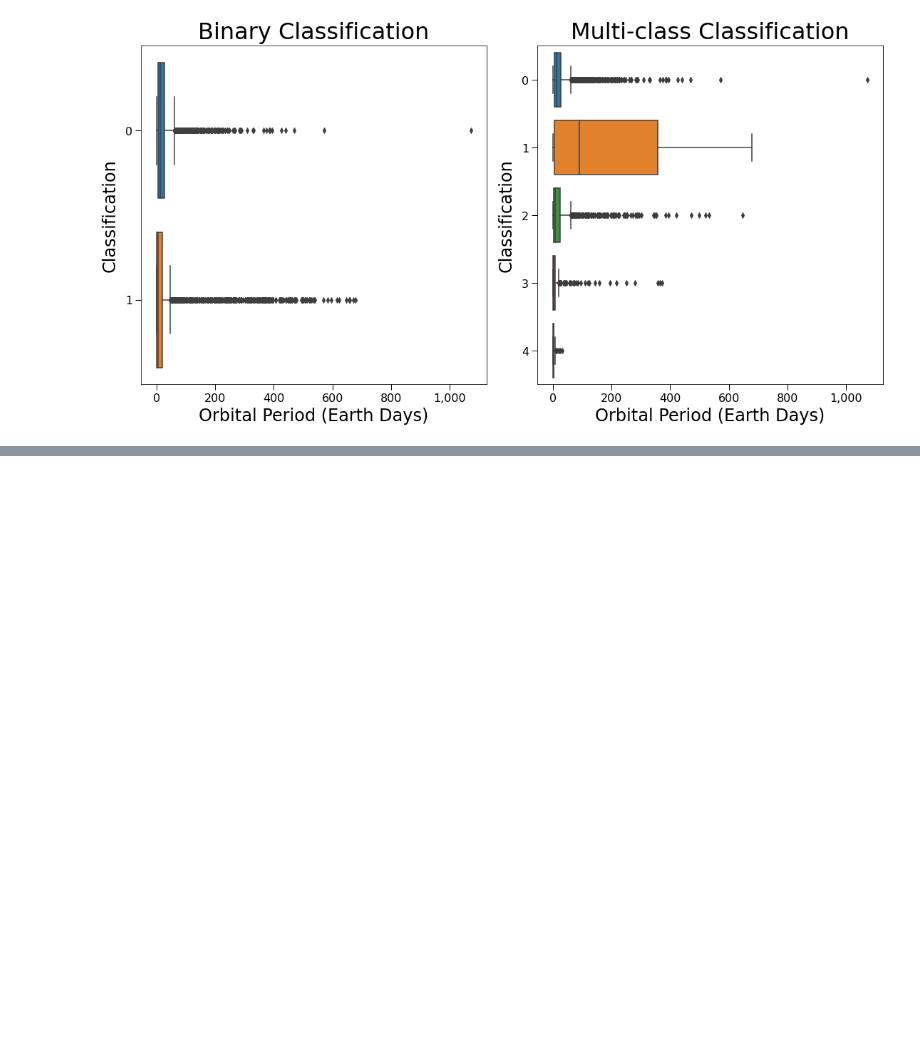
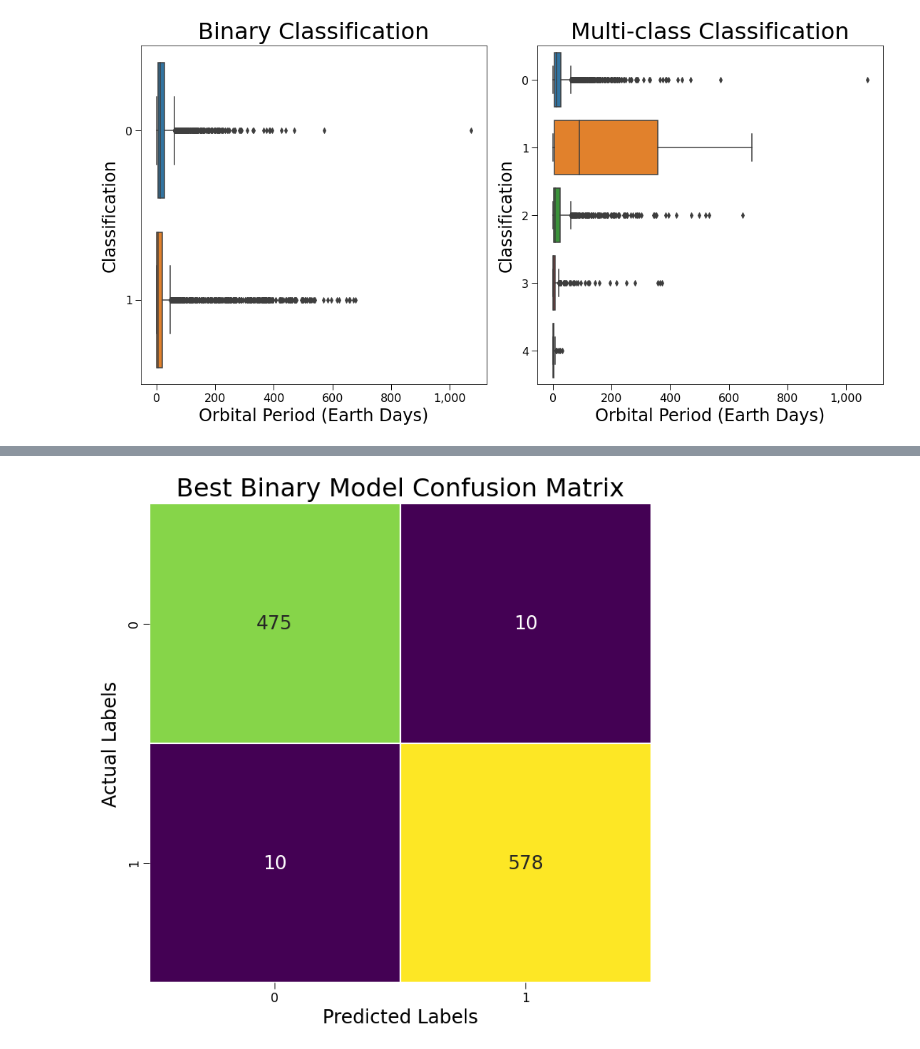
Before and after one commit to JoshuaGottlieb/Exoplanet-Classification, a Jupyter notebook: notebooks/Visualizations.ipynb, the cells around one changed output, grey strips where cells are left out. Saved outputs shown, nothing was run; the diff lists cells and outputs as text; code cells hidden in the pictures; blank space fills up the shorter version.

```diff
--- a/notebooks/Visualizations.ipynb
+++ b/notebooks/Visualizations.ipynb
@@ -386,0 +410,13 @@ dfi.export(best_multi_class_report, '../images/best_multi_class_report.png')
+# %%
+fig, ax = plot_confusion_matrix_fancy(X_test_binary, y_test_binary, best_binary_model)
+
+configure_axislabels_and_title(ax, 'Predicted Labels',
+                               'Actual Labels', 'Best Binary Model Confusion Matrix')
+
+configure_ticklabels_and_params(ax)
+
+plt.tight_layout()
+
+plt.savefig('../images/best_binary_confusion_matrix.png')
+# %% [output]
+[figure, added]
```
Also changed, not shown: parts of 8 cells of this notebook, 6 other files.
